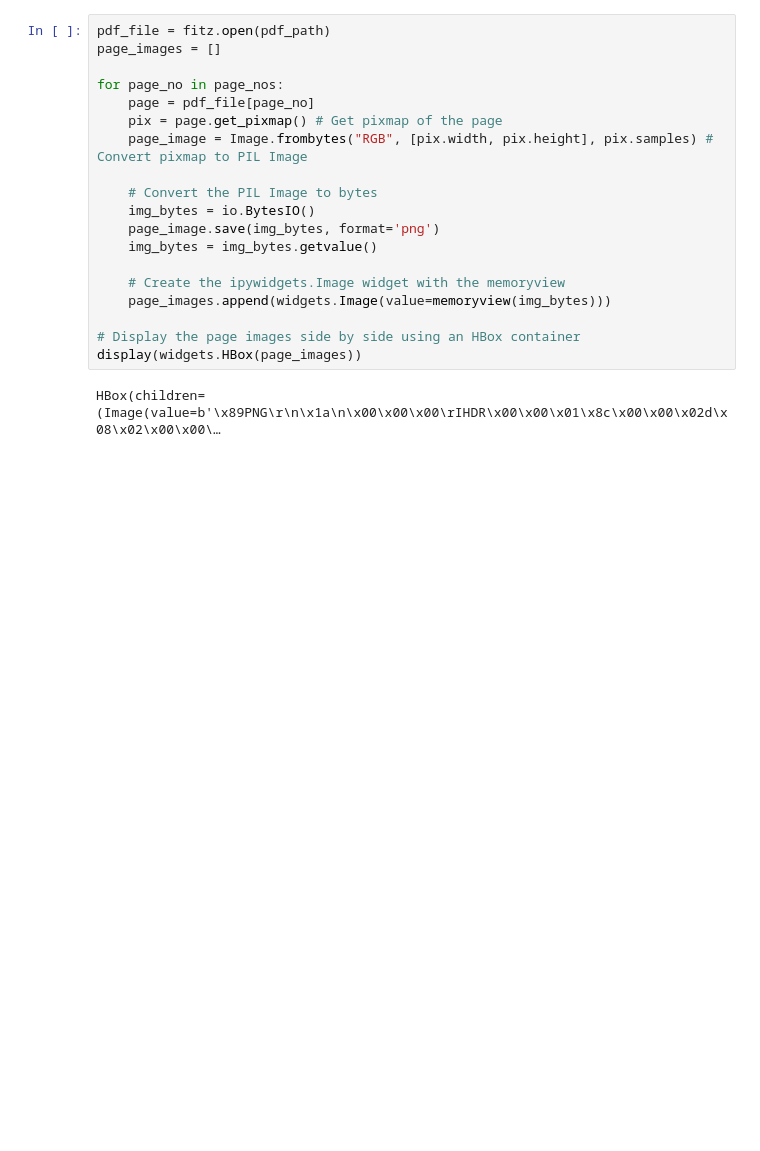
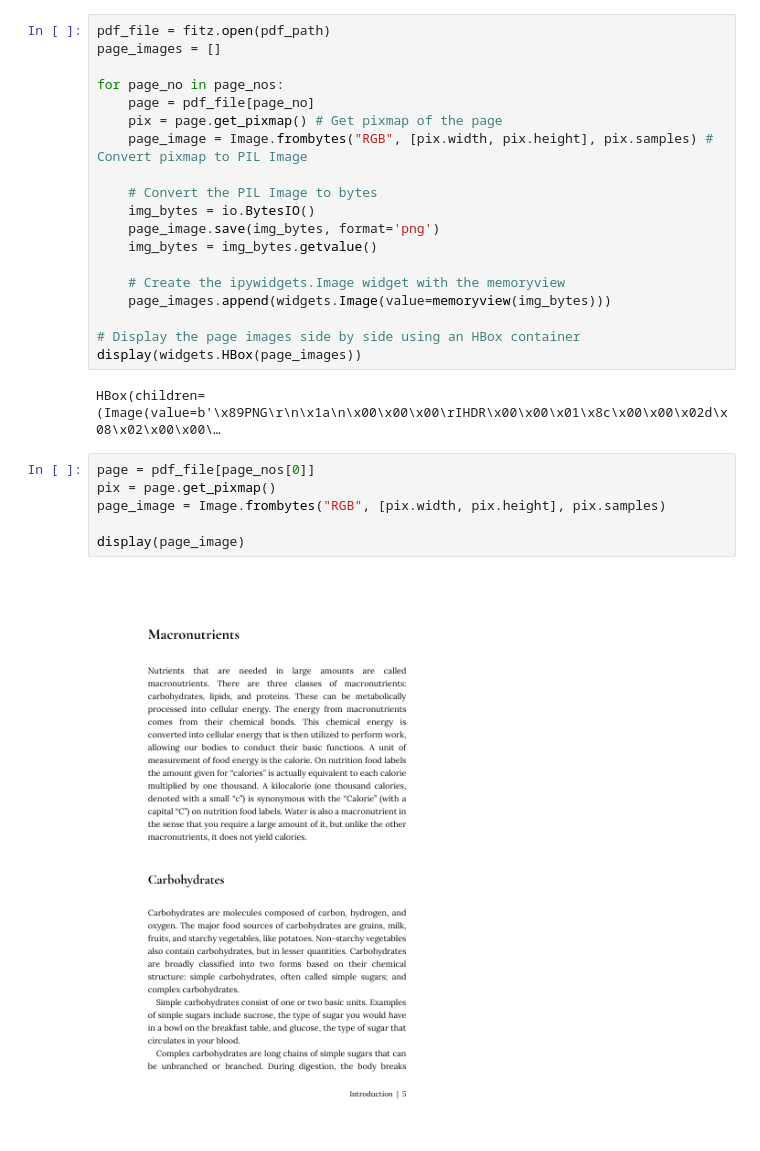
Before and after one commit to hackingjack139/Talk-To-Documents, a Jupyter notebook: local_rag.ipynb, the cells around one changed output. Drawn from its saved outputs; the diff is of its cells as text; blank space fills up the shorter version.

Commit message:
Added code to display a single page

```diff
--- a/local_rag.ipynb
+++ b/local_rag.ipynb
@@ -326,3 +328,11 @@ for page_no in page_nos:
 display(widgets.HBox(page_images))
 # %% [output]
 HBox(children=(Image(value=b'\x89PNG\r\n\x1a\n\x00\x00\x00\rIHDR\x00\x00\x01\x8c\x00\x00\x02d\x08\x02\x00\x00\…
+# %%
+page = pdf_file[page_nos[0]]
+pix = page.get_pixmap()
+page_image = Image.frombytes("RGB", [pix.width, pix.height], pix.samples)
+
+display(page_image)
+# %% [output]
+[figure, added]
```
Also changed, not shown: parts of 1 cell of this notebook.
